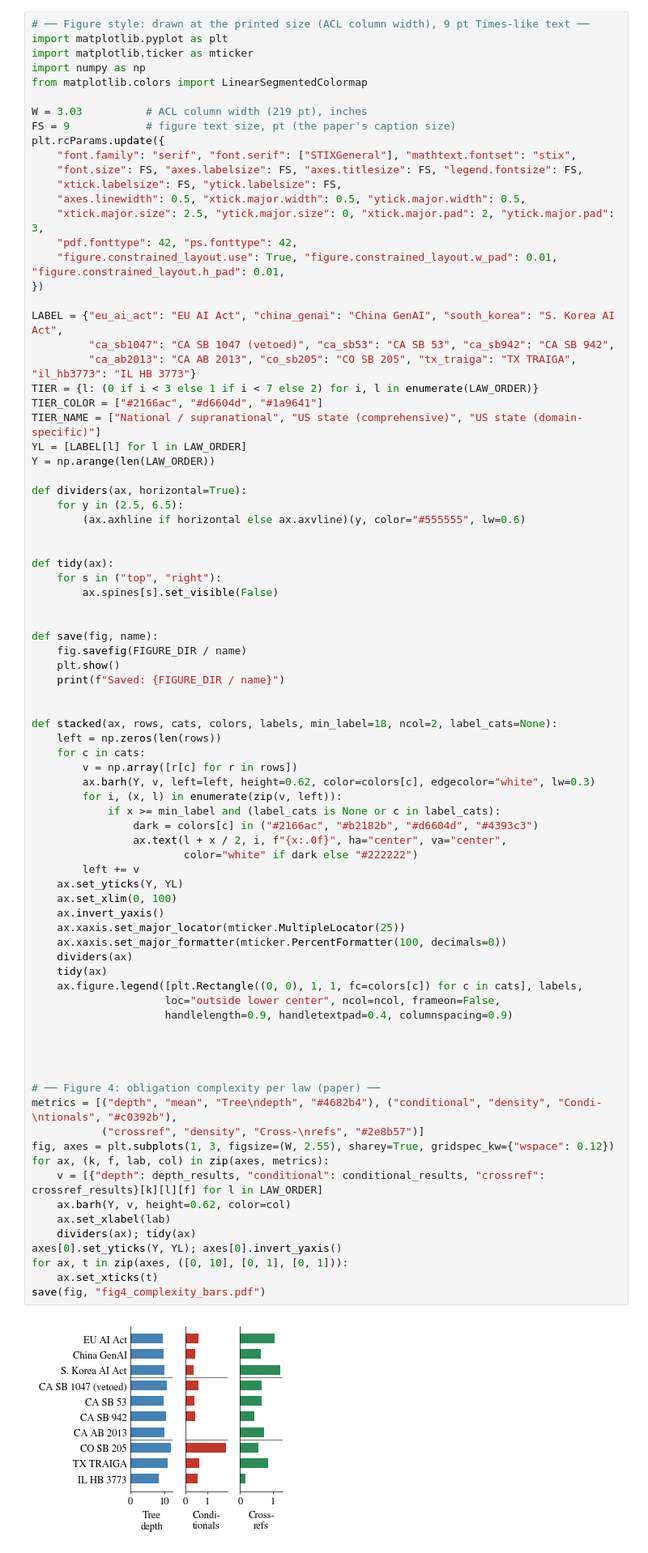
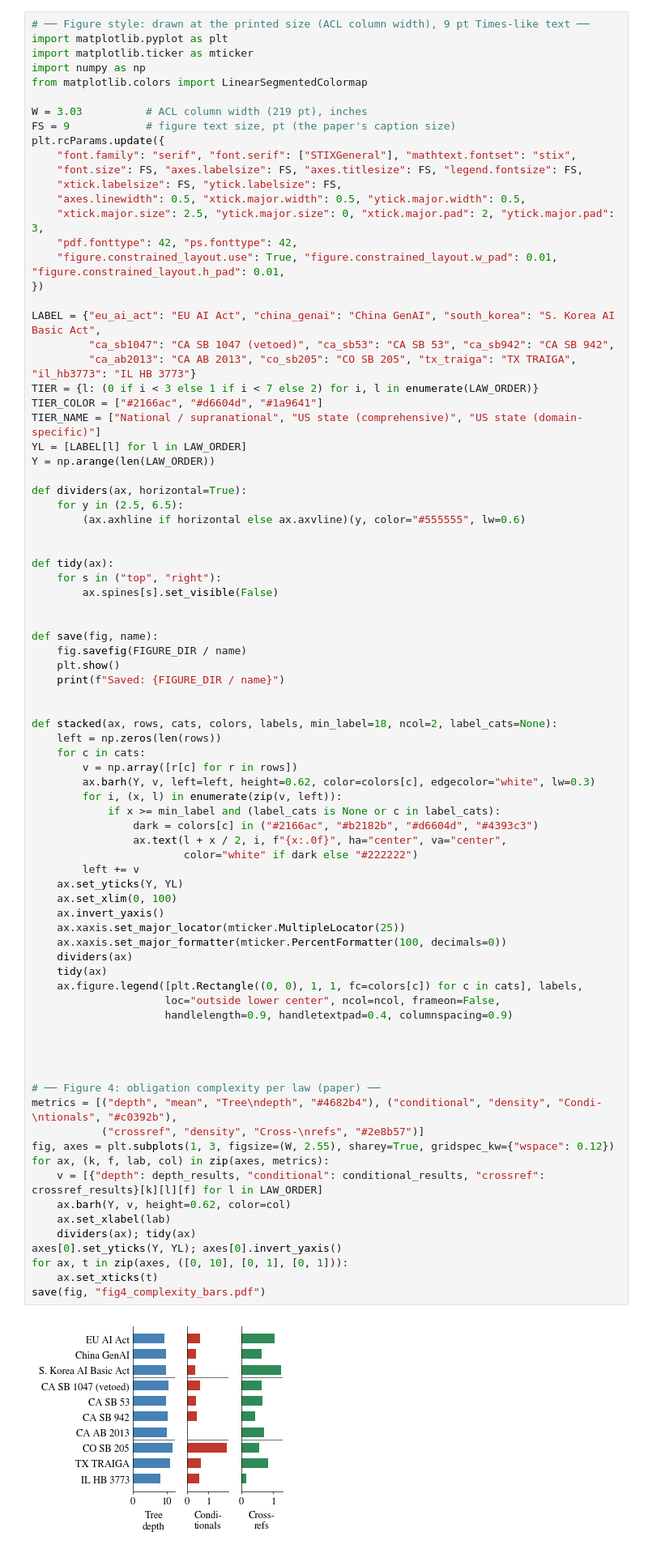
Before and after one commit to ps-research/The-Language-of-AI-Liability, a Jupyter notebook: Obligation_Complexity_Analysis.ipynb, the cells around one changed output. Shown at 81% size. Drawn from its saved outputs; the diff is of its cells as text.

Commit message:
Figures: S. Korea AI Basic Act label; no temporal value for IL HB 3773 (no markers)

```diff
--- a/Obligation_Complexity_Analysis.ipynb
+++ b/Obligation_Complexity_Analysis.ipynb
@@ -293,7 +293,7 @@ plt.rcParams.update({
     "figure.constrained_layout.use": True, "figure.constrained_layout.w_pad": 0.01, "figure.constrained_layout.h_pad": 0.01,
 })
 
-LABEL = {"eu_ai_act": "EU AI Act", "china_genai": "China GenAI", "south_korea": "S. Korea AI Act",
+LABEL = {"eu_ai_act": "EU AI Act", "china_genai": "China GenAI", "south_korea": "S. Korea AI Basic Act",
          "ca_sb1047": "CA SB 1047 (vetoed)", "ca_sb53": "CA SB 53", "ca_sb942": "CA SB 942",
          "ca_ab2013": "CA AB 2013", "co_sb205": "CO SB 205", "tx_traiga": "TX TRAIGA", "il_hb3773": "IL HB 3773"}
 TIER = {l: (0 if i < 3 else 1 if i < 7 else 2) for i, l in enumerate(LAW_ORDER)}
@@ -330,34 +330,34 @@ def stacked(ax, rows, cats, colors, labels, min_label=18, ncol=2, label_cats=Non
                         color="white" if dark else "#222222")
         left += v
     ax.set_yticks(Y, YL)
     ax.set_xlim(0, 100)
     ax.invert_yaxis()
     ax.xaxis.set_major_locator(mticker.MultipleLocator(25))
     ax.xaxis.set_major_formatter(mticker.PercentFormatter(100, decimals=0))
     dividers(ax)
     tidy(ax)
     ax.figure.legend([plt.Rectangle((0, 0), 1, 1, fc=colors[c]) for c in cats], labels,
                      loc="outside lower center", ncol=ncol, frameon=False,
                      handlelength=0.9, handletextpad=0.4, columnspacing=0.9)
 
 
 
 
 # ── Figure 4: obligation complexity per law (paper) ──
 metrics = [("depth", "mean", "Tree\ndepth", "#4682b4"), ("conditional", "density", "Condi-\ntionals", "#c0392b"),
            ("crossref", "density", "Cross-\nrefs", "#2e8b57")]
 fig, axes = plt.subplots(1, 3, figsize=(W, 2.55), sharey=True, gridspec_kw={"wspace": 0.12})
 for ax, (k, f, lab, col) in zip(axes, metrics):
     v = [{"depth": depth_results, "conditional": conditional_results, "crossref": crossref_results}[k][l][f] for l in LAW_ORDER]
     ax.barh(Y, v, height=0.62, color=col)
     ax.set_xlabel(lab)
     dividers(ax); tidy(ax)
 axes[0].set_yticks(Y, YL); axes[0].invert_yaxis()
 for ax, t in zip(axes, ([0, 10], [0, 1], [0, 1])):
     ax.set_xticks(t)
 save(fig, "fig4_complexity_bars.pdf")
 # %% [output]
-[figure, old version]
+[figure, new version]
 Saved: Data/figures/fig4_complexity_bars.pdf
 # %%
 # ── Figure 5: complexity as parallel coordinates (paper) ──
```
Also changed, not shown: parts of 2 cells of this notebook, 11 other files.
